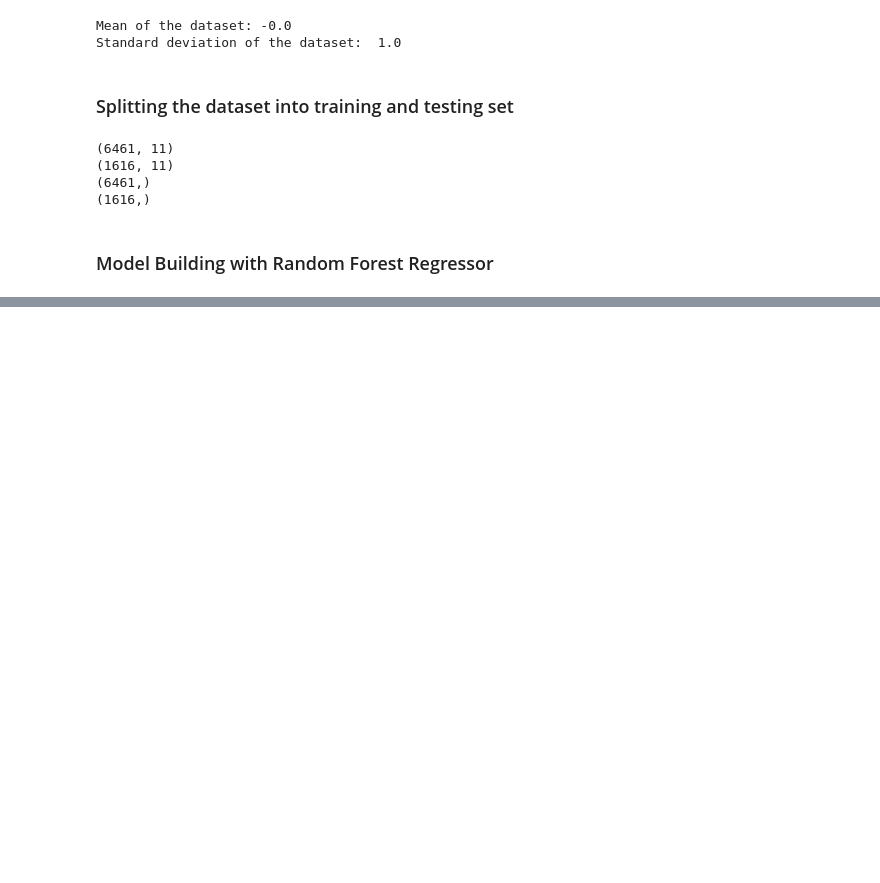
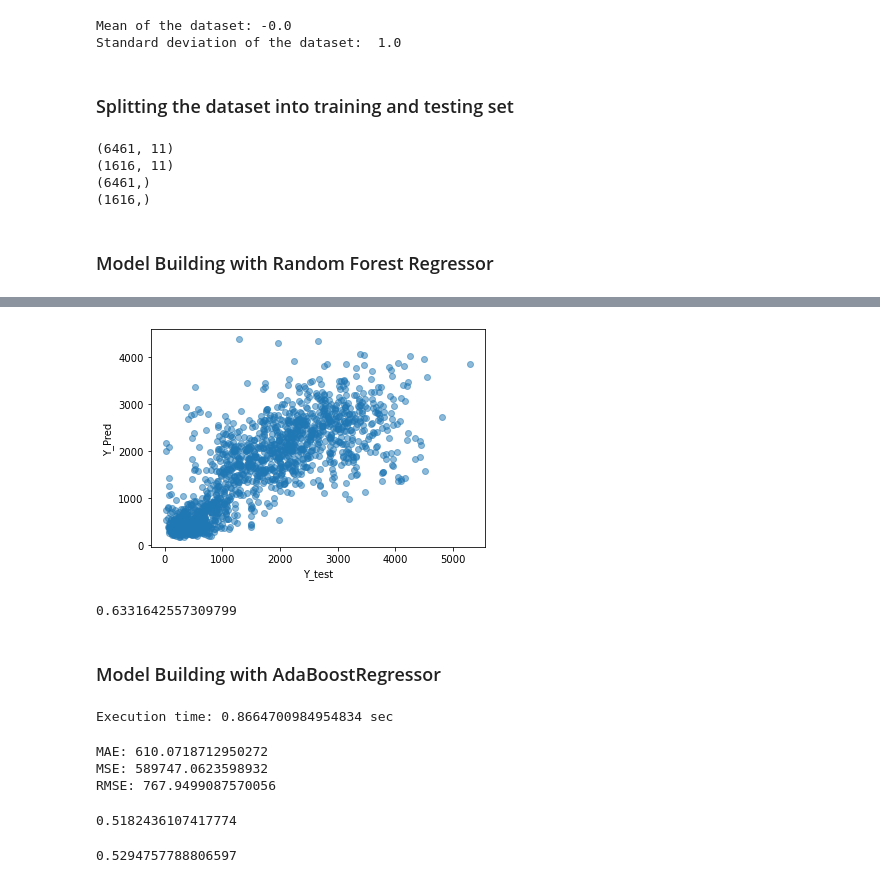
Before and after one commit to tariktesfa/Crop-Yield-prediction-using-Machine-Learning-Ensemble-Algorithms, a Jupyter notebook: Model Building.ipynb, the cells around one changed output, grey strips where cells are left out. Saved outputs shown, nothing was run; the diff lists cells and outputs as text; code cells hidden in the pictures; blank space fills up the shorter version.

```diff
--- a/Model Building.ipynb
+++ b/Model Building.ipynb
@@ -152,0 +170,23 @@ RMSE: 669.9871748292272
+# %%
+plt.scatter(y_test,y_pred, alpha=0.5)
+plt.xlabel("Y_test")
+plt.ylabel("Y_Pred")
+plt.show()
+# %% [output]
+[figure, added]
+# %%
+metrics.r2_score(y_test,y_pred)
+# %% [output]
+0.6331642557309799
+# %% [markdown]
+### Model Building with AdaBoostRegressor
+# %%
+from sklearn.ensemble import AdaBoostRegressor
+import time
+start_time = time.time()
+RF=AdaBoostRegressor()
+# feeding the training data into the model
+RF.fit(X_train, y_train)
+print("Execution time: " + str((time.time() - start_time)) + ' sec')
+# %% [output]
+Execution time: 0.8664700984954834 sec
@@ -152,0 +196,17 @@ RMSE: 669.9871748292272
+# %%
+from sklearn import metrics
+print('MAE:', metrics.mean_absolute_error(y_test, predictions))
+print('MSE:', metrics.mean_squared_error(y_test, predictions))
+print('RMSE:', np.sqrt(metrics.mean_squared_error(y_test, predictions)))
+# %% [output]
+MAE: 610.0718712950272
+MSE: 589747.0623598932
+RMSE: 767.9499087570056
+# %%
+RF.score(X_test,y_test)
+# %% [output]
+0.5182436107417774
+# %%
+RF.score(X_train,y_train)
+# %% [output]
+0.5294757788806597
```
Also changed, not shown: parts of 37 cells of this notebook, 3 other files.
